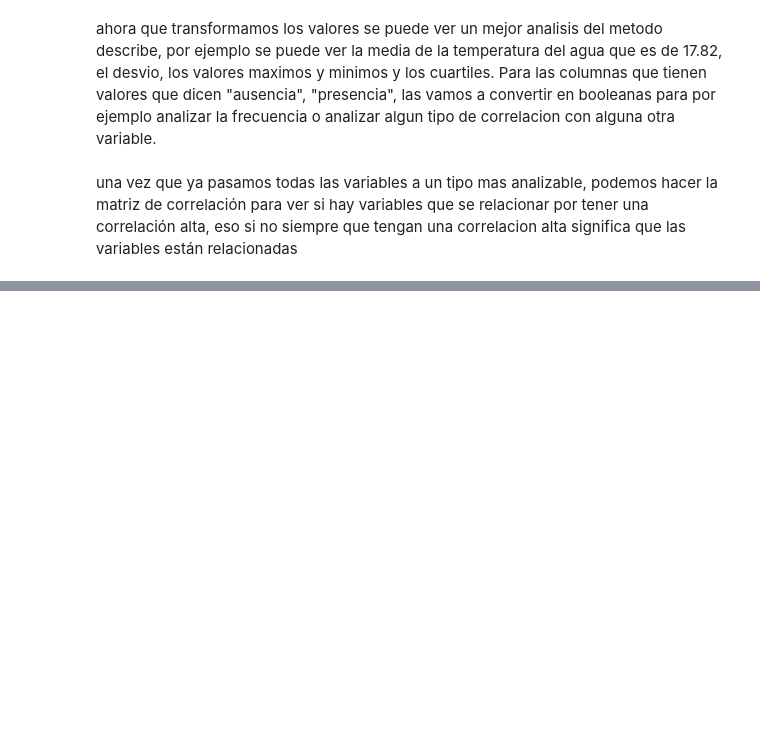
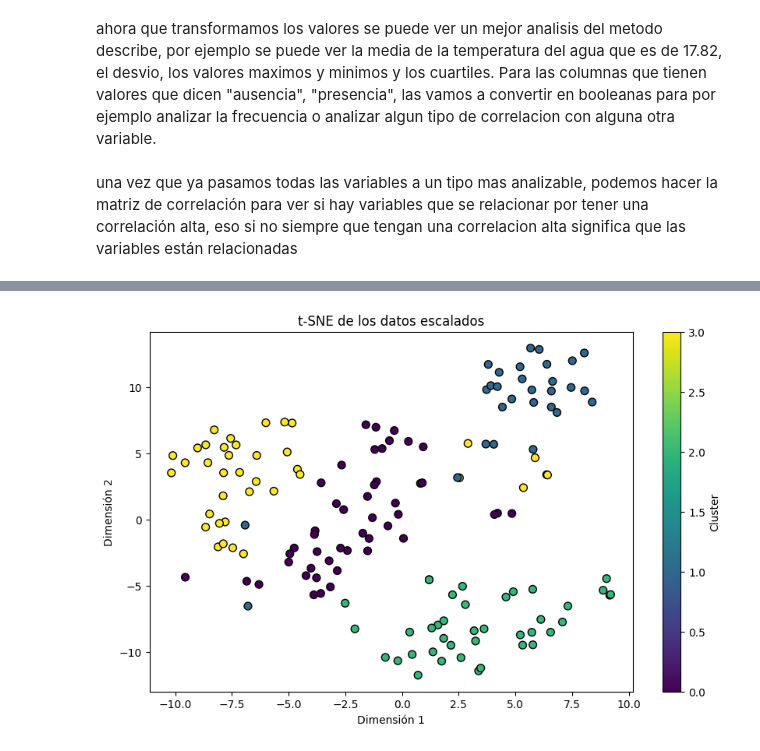
Before and after one commit to RamiroOrtiz02/PracticoEspecialGrupo14, a Jupyter notebook: codigo.ipynb, the cells around one changed output, grey strips where cells are left out. Cells and saved outputs as stored; diff of their text form; code cells hidden in the pictures; blank space fills up the shorter version.

```diff
--- a/codigo.ipynb
+++ b/codigo.ipynb
@@ -51,12 +58,5 @@ aguadataframe1 = aguadataframe.copy()
 columnas_numericas=['tem_agua', 'tem_aire', 'od', 'ph','turbiedad_ntu','ica']
 aguadataframe1[columnas_numericas]=aguadataframe[columnas_numericas].replace(',', '.', regex=True).apply(pd.to_numeric, errors='coerce')
-# %%
-columnas_ausencia_presencia = ['olores','espumas','color','mat_susp']
-aguadataframe1 = aguadataframe1.replace({"no se midió": pd.NA,
-                                         "no midieron este día": pd.NA,
-                                         "no se determinó": pd.NA,
-                                         "no midio la sonda": pd.NA})
-aguadataframe1 = aguadataframe1.dropna(how='all', subset=columnas_ausencia_presencia)
 # %%
 boolean_columns = ['espumas', 'olores', 'color', 'mat_susp']
 for col in boolean_columns:
@@ -67,0 +73,7 @@ for col in boolean_columns:
+# %%
+aguadataframe1 = pd.get_dummies(aguadataframe1, columns=['campaña'])
+# %%
+from sklearn.impute import KNNImputer
+imputer = KNNImputer(n_neighbors=5)
+columnas_numericas = aguadataframe1.select_dtypes(include='number')
+aguadataframe1[columnas_numericas.columns] = imputer.fit_transform(columnas_numericas).round(3)
@@ -68,3 +102,8 @@ for col in boolean_columns:
+# %%
+from sklearn.preprocessing import RobustScaler
+columnas_a_escalar = aguadataframe1.select_dtypes(include='number').columns
+scaler = RobustScaler()
+aguadataframe1[columnas_a_escalar] = scaler.fit_transform(aguadataframe1[columnas_a_escalar])
 # %% [markdown]
 ahora que transformamos los valores se puede ver un mejor analisis del metodo describe, por ejemplo se puede ver la media de la temperatura del agua que es de 17.82, el desvio, los valores maximos y minimos y los cuartiles.  Para las columnas que tienen valores que dicen "ausencia", "presencia", las vamos a convertir en booleanas para por ejemplo analizar la frecuencia o analizar algun tipo de correlacion con alguna otra variable.
 # %% [markdown]
@@ -105,0 +137,35 @@ aguadataframe1.to_csv('aguitaFRESCA.csv')
+# %%
+import pandas as pd
+import matplotlib.pyplot as plt
+from sklearn.manifold import TSNE
+from sklearn.preprocessing import RobustScaler
+from sklearn.cluster import KMeans
+
+# Supongamos que ya tienes tu dataframe aguadataframe1 preparado
+# Seleccionar solo las columnas numéricas para clustering
+columnas_a_clusterizar = aguadataframe1.select_dtypes(include='number')
+
+# Escalar los datos usando RobustScaler
+scaler = RobustScaler()
+data_scaled = scaler.fit_transform(columnas_a_clusterizar)
+
+# Aplicar K-Means para obtener etiquetas de cluster
+n_clusters = 4  # Ajusta esto según tu análisis
+kmeans = KMeans(n_clusters=n_clusters, random_state=42)
+kmeans.fit(data_scaled)
+labels = kmeans.labels_
+
+# Aplicar t-SNE para reducir la dimensionalidad
+tsne = TSNE(n_components=2, random_state=42)  # Reducir a 2 dimensiones
+data_tsne = tsne.fit_transform(data_scaled)
+
+# Visualizar los resultados de t-SNE
+plt.figure(figsize=(10, 6))
+plt.scatter(data_tsne[:, 0], data_tsne[:, 1], c=labels, cmap='viridis', marker='o', edgecolor='k', s=50)
+plt.title('t-SNE de los datos escalados')
+plt.xlabel('Dimensión 1')
+plt.ylabel('Dimensión 2')
+plt.colorbar(label='Cluster')
+plt.show()
+# %% [output]
+[figure, added]
```
Also changed, not shown: parts of 15 cells of this notebook, 3 other files.
